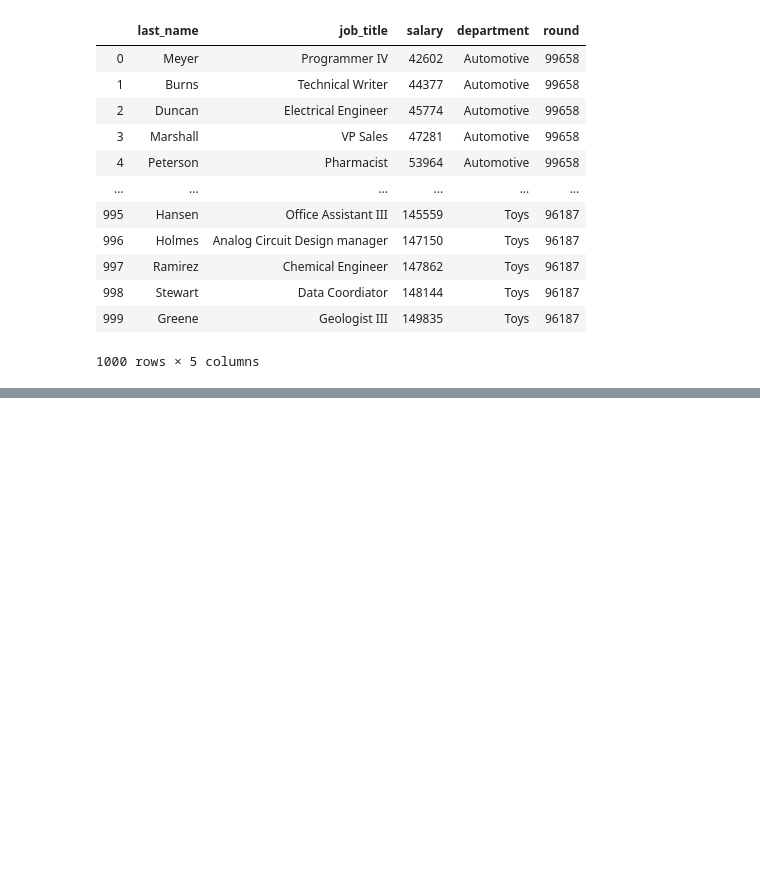
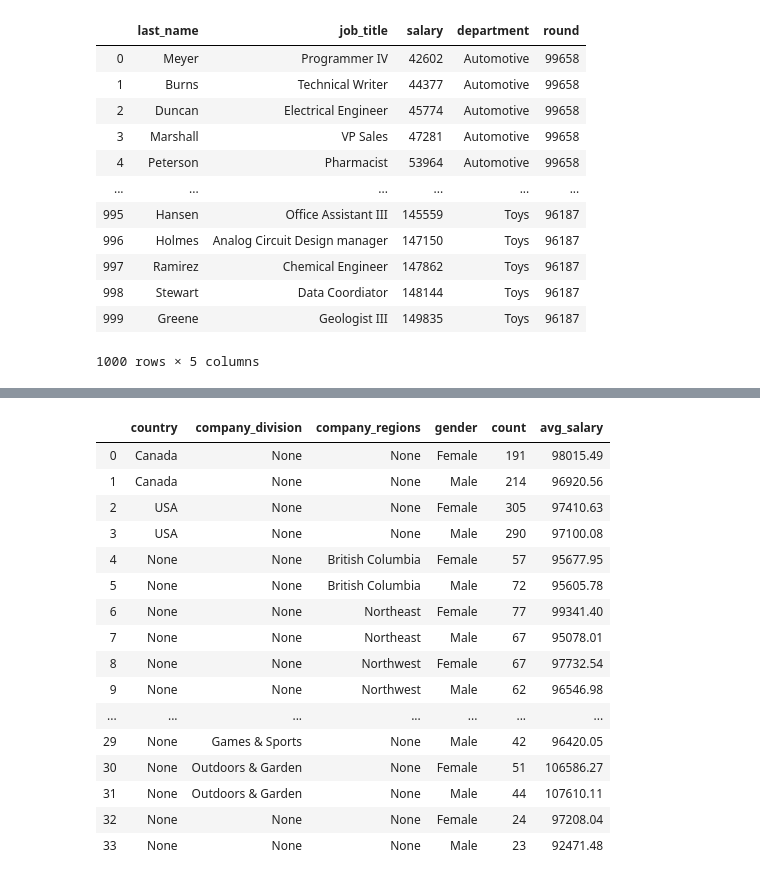
Before and after one commit to yasharmansouri/SQL-for-Data-Science, a Jupyter notebook: sql_for_data_science.ipynb, the cells around one changed output, grey strips where cells are left out. Cells and saved outputs as stored; diff of their text form; code cells hidden in the pictures; blank space fills up the shorter version.

```diff
--- a/sql_for_data_science.ipynb
+++ b/sql_for_data_science.ipynb
@@ -632,3 +786,32 @@ cmd =
+# %%
+cmd = """SELECT
+         country, company_division, company_regions, gender, COUNT(*), ROUND(AVG(salary),2) avg_salary
+         FROM staff_div_reg
+         GROUP BY gender, GROUPING SETS (country, company_division, company_regions)
+         ORDER BY country, company_regions, company_division, gender;
+   """
+cur.execute(cmd)
+cols = [x[0] for x in cur.description]
+pd.DataFrame(cur.fetchall(), columns=cols)
+#the last two rows with nulls are because the books department didn't have any division named, hence the nulls. nvm¯\_(ツ)_/¯.
+# %% [output]
+|  | country | company_division | company_regions | gender | count | avg_salary |
+| 0 | Canada | None | None | Female | 191 | 98015.49 |
+| 1 | Canada | None | None | Male | 214 | 96920.56 |
+| 2 | USA | None | None | Female | 305 | 97410.63 |
+| 3 | USA | None | None | Male | 290 | 97100.08 |
+| 4 | None | None | British Columbia | Female | 57 | 95677.95 |
+| 5 | None | None | British Columbia | Male | 72 | 95605.78 |
+| 6 | None | None | Northeast | Female | 77 | 99341.40 |
+| 7 | None | None | Northeast | Male | 67 | 95078.01 |
+| 8 | None | None | Northwest | Female | 67 | 97732.54 |
+| 9 | None | None | Northwest | Male | 62 | 96546.98 |
+| ... | ... | ... | ... | ... | ... | ... |
+| 29 | None | Games & Sports | None | Male | 42 | 96420.05 |
+| 30 | None | Outdoors & Garden | None | Female | 51 | 106586.27 |
+| 31 | None | Outdoors & Garden | None | Male | 44 | 107610.11 |
+| 32 | None | None | None | Female | 24 | 97208.04 |
+| 33 | None | None | None | Male | 23 | 92471.48 |
 # %%
 cur.close()
 conn.close()
```
Also changed, not shown: parts of 19 cells of this notebook.
